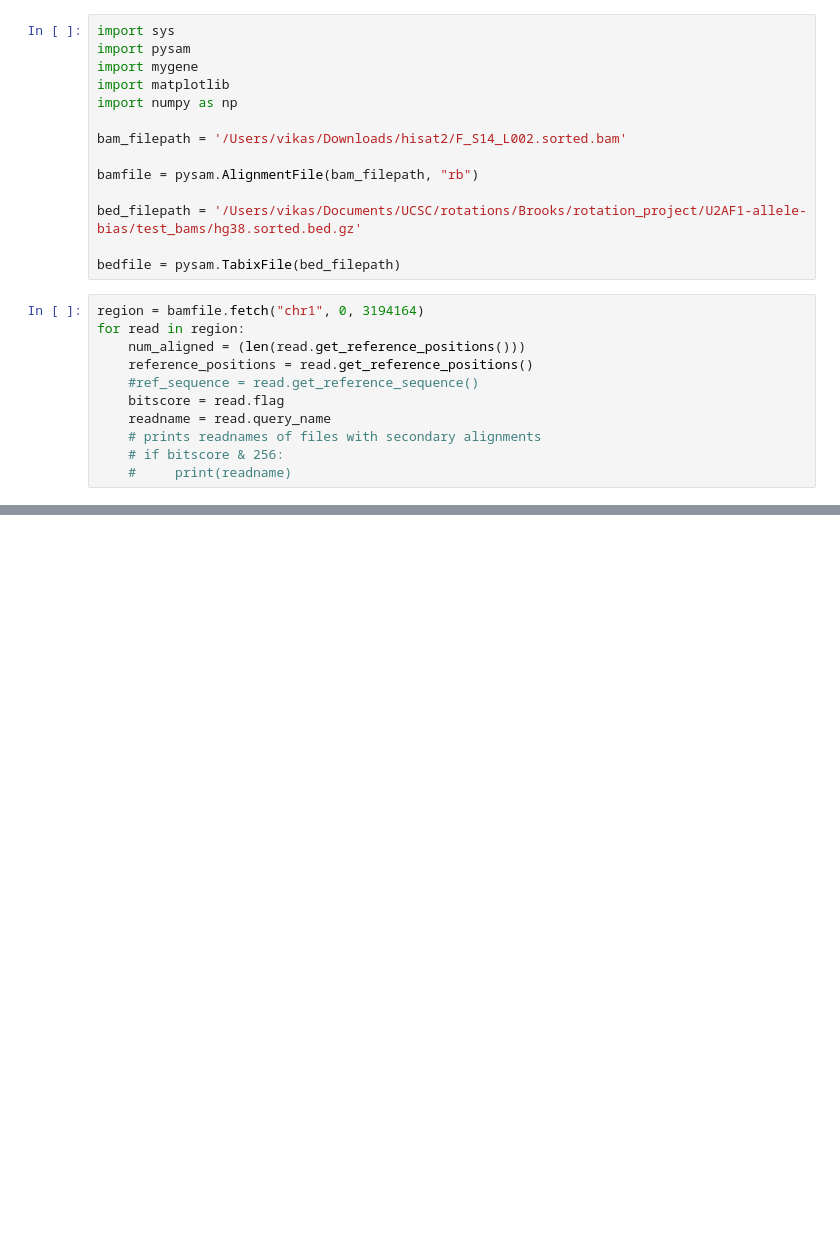
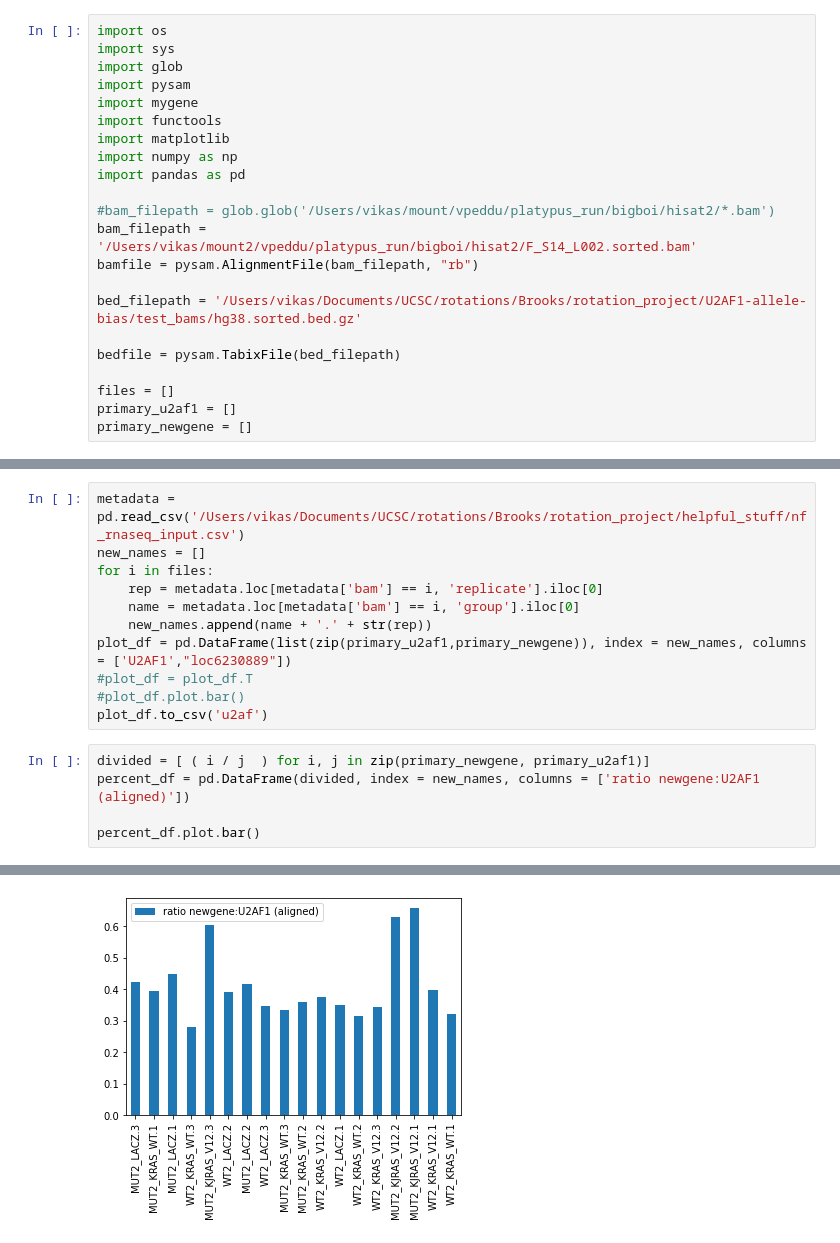
Before and after one commit to vpeddu/U2AF1-allele-bias, a Jupyter notebook: bitscore_analysis.ipynb, the cells around one changed output, grey strips where cells are left out. Drawn from its saved outputs; the diff is of its cells as text; blank space fills up the shorter version.

```diff
--- a/bitscore_analysis.ipynb
+++ b/bitscore_analysis.ipynb
@@ -1,25 +1,22 @@
 # %%
+import os
 import sys
+import glob
 import pysam
 import mygene
+import functools
 import matplotlib
 import numpy as np
+import pandas as pd
 
-bam_filepath = '/Users/vikas/Downloads/hisat2/F_S14_L002.sorted.bam'
-
+#bam_filepath = glob.glob('/Users/vikas/mount/vpeddu/platypus_run/bigboi/hisat2/*.bam')
+bam_filepath = '/Users/vikas/mount2/vpeddu/platypus_run/bigboi/hisat2/F_S14_L002.sorted.bam'
 bamfile = pysam.AlignmentFile(bam_filepath, "rb")
 
 bed_filepath = '/Users/vikas/Documents/UCSC/rotations/Brooks/rotation_project/U2AF1-allele-bias/test_bams/hg38.sorted.bed.gz'
 
 bedfile = pysam.TabixFile(bed_filepath)
+
+files = []
+primary_u2af1 = []
+primary_newgene = []
-# %%
-region = bamfile.fetch("chr1", 0, 3194164)
-for read in region:
-    num_aligned = (len(read.get_reference_positions()))
-    reference_positions = read.get_reference_positions()
-    #ref_sequence = read.get_reference_sequence()
-    bitscore = read.flag
-    readname = read.query_name
-    # prints readnames of files with secondary alignments
-    # if bitscore & 256:
-    #     print(readname)
@@ -37,0 +105,17 @@ print(matched_t_ids)
+# %%
+metadata = pd.read_csv('/Users/vikas/Documents/UCSC/rotations/Brooks/rotation_project/helpful_stuff/nf_rnaseq_input.csv')
+new_names = []
+for i in files:
+    rep = metadata.loc[metadata['bam'] == i, 'replicate'].iloc[0]
+    name = metadata.loc[metadata['bam'] == i, 'group'].iloc[0]
+    new_names.append(name + '.' + str(rep))
+plot_df = pd.DataFrame(list(zip(primary_u2af1,primary_newgene)), index = new_names, columns = ['U2AF1',"loc6230889"])
+#plot_df = plot_df.T
+#plot_df.plot.bar()
+plot_df.to_csv('u2af')
+# %%
+divided = [ ( i / j  ) for i, j in zip(primary_newgene, primary_u2af1)]
+percent_df = pd.DataFrame(divided, index = new_names, columns = ['ratio newgene:U2AF1 (aligned)'])
+
+percent_df.plot.bar()
+# %% [output]
@@ -37,0 +123 @@ print(matched_t_ids)
+[figure, added]
```
Also changed, not shown: parts of 3 cells of this notebook, 5 other files.
